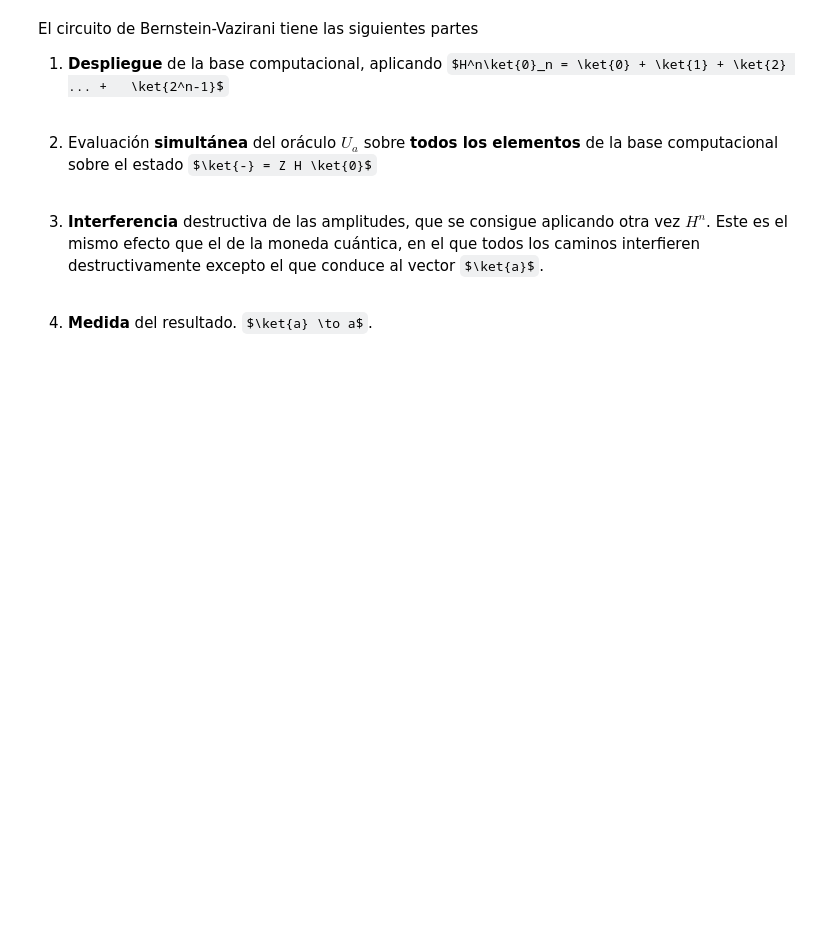
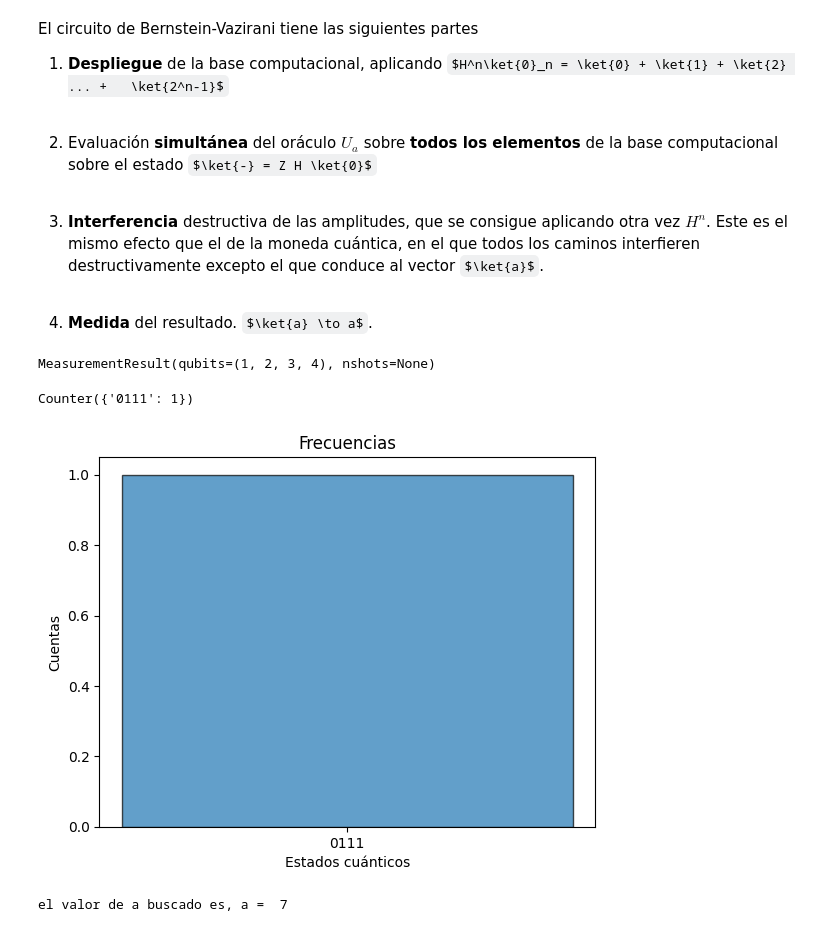
Before and after one commit to talentQ-es/Masterclass_2025, a Jupyter notebook: Qibo/Masterclass_2025_qibo.ipynb, the cells around one changed output. Saved outputs shown, nothing was run; the diff lists cells and outputs as text; code cells hidden in the pictures; some formulas as TeX source; blank space fills up the shorter version.

```diff
--- a/Qibo/Masterclass_2025_qibo.ipynb
+++ b/Qibo/Masterclass_2025_qibo.ipynb
@@ -810,2 +784,49 @@ plot_histogram(medidas)
+# %%
+# fijamos un valor de a, n
+a = 7
+n = 4
+
+
+# generamos el circuito
+circuit_oracle = U_a(n, a)
+circuit_codificacion = Circuit(n+1)
+
+#inicializamos la ancilla a |-> = ZH|0>
+circuit_codificacion.add(gates.H(0))
+circuit_codificacion.add(gates.Z(0))
+
+#inicializamos el registro de cálculo a la superposición uniforme |0...0> + |0....1> + ....|1...1>
+for i in range(n):
+    if x_bin[i] == '1':
+        circuit_codificacion.add(gates.H(i+1))
+
+
+# creacion del circuit BV.
+circuit_BV  = circuit_codificacion + circuit_oracle
+
+
+#producimos la interferencia de todas las posibles historias
+for i in range(n):
+    if x_bin[i] == '1':
+        circuit_BV.add(gates.H(i+1))
+
+# Medidas
+circuit_BV.add(gates.M(*[ i+1 for i in range(n) ], register_name="a"))
+
+#qsplot_circuit(circuit_BV)
+# %% [output]
+MeasurementResult(qubits=(1, 2, 3, 4), nshots=None)
+# %%
+# Corremos el circuito 1 vez
+result_ejecucion = circuit_BV.execute(nshots=1)
+medidas_a = result_ejecucion.frequencies(registers=True)["a"]
+print(medidas_a)
+
+plot_histogram(medidas_a)
+# %% [output]
+Counter({'0111': 1})
+[figure, added]
 # %%
-print('el valor de a buscado es, a = ', int(list(medidas.keys())[0],2))
+print('el valor de a buscado es, a = ', int(list(medidas_a.keys())[0],2))
+# %% [output]
+el valor de a buscado es, a =  7
```
Also changed, not shown: parts of 12 cells of this notebook.
